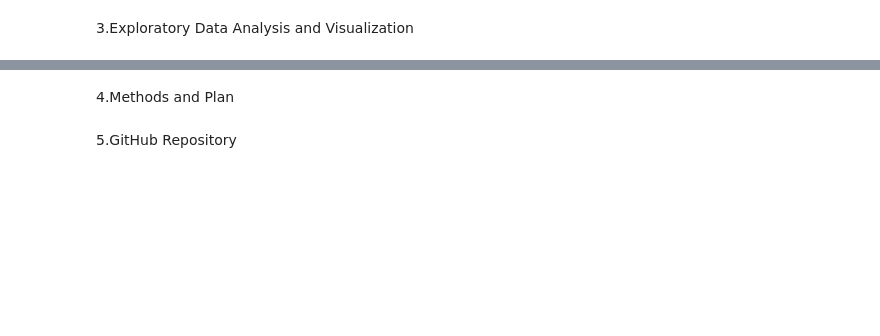
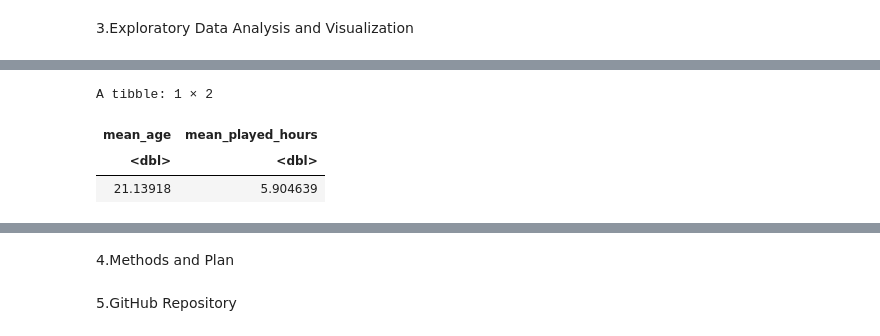
Before and after one commit to zhifou541-stack/26-Elisha-Liu-Individual-Plan, a Jupyter notebook: 26 .ipynb, the cells around one changed output, grey strips where cells are left out. Cells and saved outputs as stored; diff of their text form; code cells hidden in the pictures; blank space fills up the shorter version.

```diff
--- a/26 .ipynb
+++ b/26 .ipynb
@@ -127,0 +171,8 @@ This made me curious whether age also affects a player’s decision to subscribe
+# %%
+players_mean_value <- players_clean|> summarise(mean_age = mean(Age), mean_played_hours = mean(played_hours))
+players_mean_value
+# %% [output]
+A tibble: 1 × 2
+| mean_age | mean_played_hours |
+| <dbl> | <dbl> |
+| 21.13918 | 5.904639 |
```
Also changed, not shown: parts of 14 cells of this notebook.
